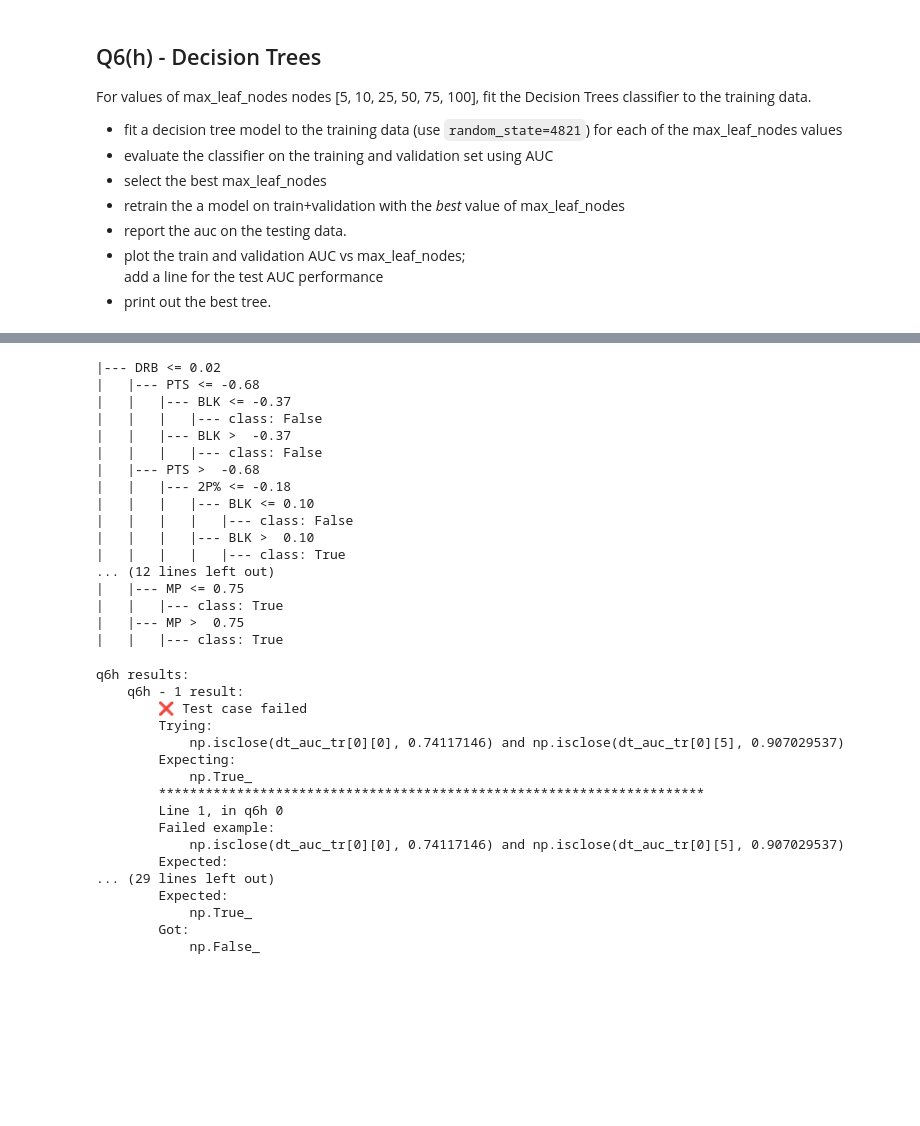
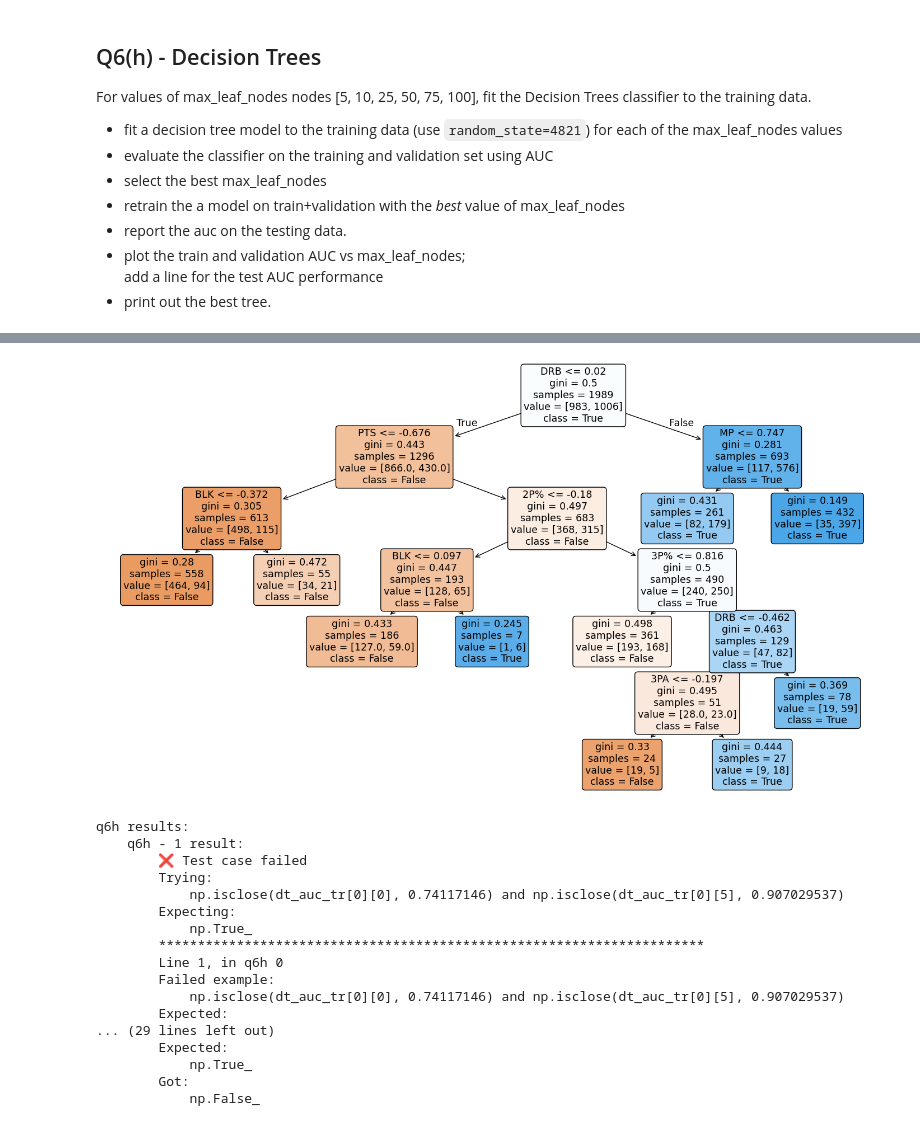
Before and after one commit to aarschne/CS5831Shared, a Jupyter notebook: a2-5831/a2/a2-5831.ipynb, the cells around one changed output, grey strips where cells are left out. Cells and saved outputs as stored; diff of their text form; code cells hidden in the pictures; blank space fills up the shorter version.

```diff
--- a/a2-5831/a2/a2-5831.ipynb
+++ b/a2-5831/a2/a2-5831.ipynb
@@ -998,25 +997,17 @@ Test Perf:  0.813444
 # %%
 
 # print out the tree
-print(tree.export_text(dt_best_mod, feature_names=list(X_train.columns)))
+plt.figure(figsize=(18,10))
+tree.plot_tree(
+    dt_best_mod,
+    feature_names=X_train.columns,
+    class_names=["False","True"],
+    filled=True,
+    rounded=True
+)
+plt.show()
 # %% [output]
-|--- DRB <= 0.02
-|   |--- PTS <= -0.68
-|   |   |--- BLK <= -0.37
-|   |   |   |--- class: False
-|   |   |--- BLK >  -0.37
-|   |   |   |--- class: False
-|   |--- PTS >  -0.68
-|   |   |--- 2P% <= -0.18
-|   |   |   |--- BLK <= 0.10
-|   |   |   |   |--- class: False
-|   |   |   |--- BLK >  0.10
-|   |   |   |   |--- class: True
-... (12 lines left out)
-|   |--- MP <= 0.75
-|   |   |--- class: True
-|   |--- MP >  0.75
-|   |   |--- class: True
+[figure, added]
 # %%
 grader.check("q6h")
 # %% [output]
```
Also changed, not shown: parts of 5 cells of this notebook, 2 other files.
